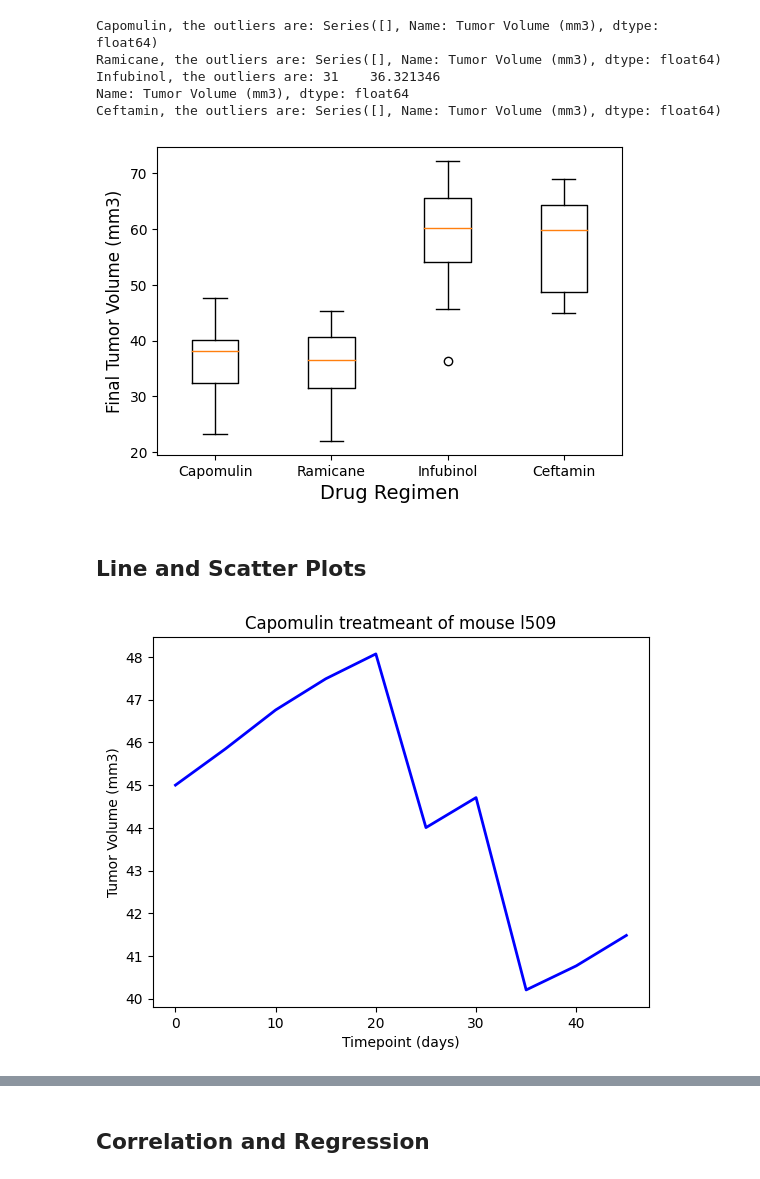
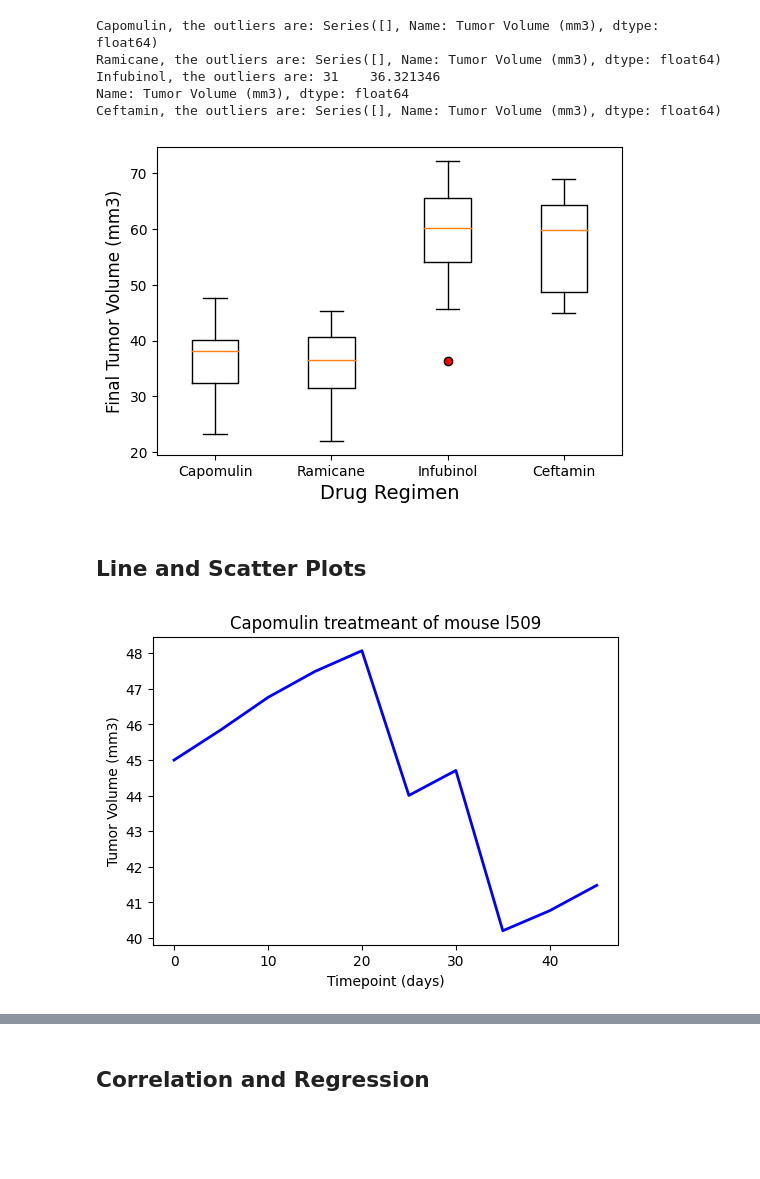
Before and after one commit to IRTakan/Matplotlib-Challenge, a Jupyter notebook: Pymaceuticals/pymaceuticals.ipynb, the cells around one changed output, grey strips where cells are left out. Drawn from its saved outputs; the diff is of its cells as text; code cells hidden in the pictures; blank space fills up the shorter version.

```diff
--- a/Pymaceuticals/pymaceuticals.ipynb
+++ b/Pymaceuticals/pymaceuticals.ipynb
@@ -254,34 +257,33 @@ Ceftamin, the outliers are: Series([], Name: Tumor Volume (mm3), dtype: float64)
 # %%
 # Generate a box plot that shows the distrubution of the tumor volume for each treatment group.
 
-red_point = dict(markerfacecolor = "red", markersize=8)
-box_plot_t_volume, ax1 = plt.subplots(figsize=(6,4))
-ax1.set_ylabel('Final Tumor Volume (mm3)',fontsize = 12)
-ax1.set_xlabel('Drug Regimen',fontsize = 14)
-ax1.boxplot(tumor_vol_total, labels=treatments, widths = 0.4,)
+plt.subplots(figsize=(6,4))
+plt.ylabel('Final Tumor Volume (mm3)',fontsize = 12)
+plt.xlabel('Drug Regimen',fontsize = 14)
+plt.boxplot(tumor_vol_total, labels=treatments, widths = 0.4, flierprops = dict(marker = "o", markerfacecolor = "red"))
 
 plt.show()
 # %% [output]
-[figure, old version]
+[figure, new version]
 # %% [markdown]
 ## Line and Scatter Plots
 # %%
 # Generate a line plot of tumor volume vs. time point for a single mouse treated with Capomulin
 capomulin_study = combined_mouse_study.loc[combined_mouse_study['Drug Regimen'] == 'Capomulin',:]
 line_plot_campomulin = capomulin_study.loc[capomulin_study['Mouse ID'] == 'l509',:]
 
 x_axis = line_plot_campomulin["Timepoint"]
 tumor_size = line_plot_campomulin["Tumor Volume (mm3)"]
 
-fig1, ax1 = plt.subplots()
+plt.subplots(figsize=(6,4))
 plt.title('Capomulin treatmeant of mouse l509')
 plt.plot(x_axis, tumor_size,linewidth=2,color="blue", label="Fahreneit")
 plt.xlabel('Timepoint (days)')
 plt.ylabel('Tumor Volume (mm3)')
 
 plt.show()
 # %% [output]
-[figure, old version]
+[figure, new version]
 # %%
 # Generate a scatter plot of mouse weight vs. the average observed tumor volume for the entire Capomulin regimen
 capomulin_df = combined_mouse_study.loc[combined_mouse_study['Drug Regimen'] == 'Capomulin']
```
Also changed, not shown: parts of 6 cells of this notebook.
